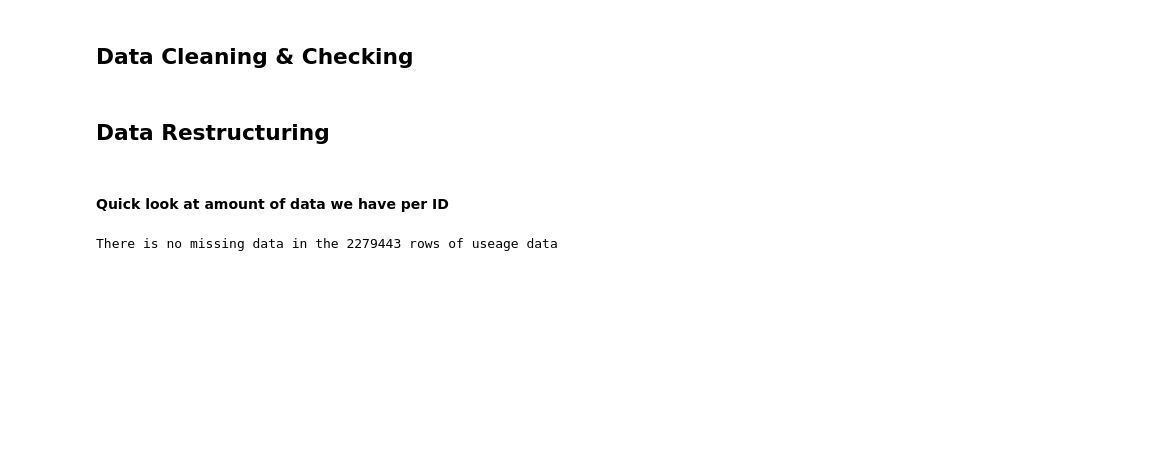
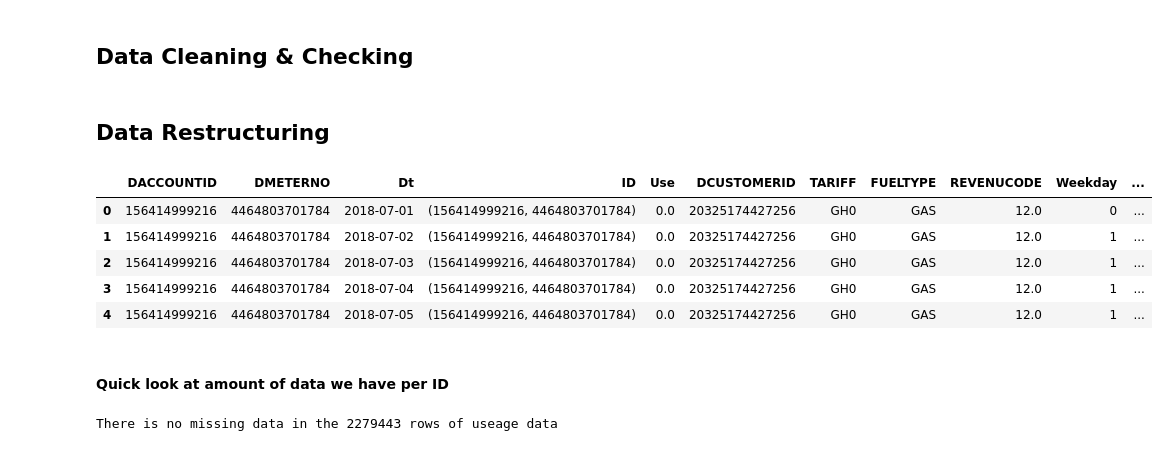
Before and after one commit to yz669/Capstone_2018Fall, a Jupyter notebook: Daily Data.ipynb, the cells around one changed output. Cells and saved outputs as stored; diff of their text form; code cells hidden in the pictures; blank space fills up the shorter version.

```diff
--- a/Daily Data.ipynb
+++ b/Daily Data.ipynb
@@ -7,8 +7,8 @@ import numpy as np
 import time
 # %%
 # define data location
-#location = '/Users/mithras/Documents/_SCHOOL/_Drexel/BUSN 710 - Capstone/Data/Forecasting Project/'
-location = '/Users/loki/Documents/Data/Forecasting Project/'
+location = '/Users/mithras/Documents/_SCHOOL/_Drexel/BUSN 710 - Capstone/Data/Forecasting Project/'
+#location = '/Users/loki/Documents/Data/Forecasting Project/'
 # %% [markdown]
 ## Data Cleaning & Checking
 # %%
@@ -134,18 +134,26 @@ use = use.merge(customer, how='inner', on=['ID','DACCOUNTID','DMETERNO'])
 #use.head()
 # %%
 # Add dummy variables for day-of-week
-use = use.join(pd.get_dummies(use['Dt'].dt.weekday_name))
+#use = use.join(pd.get_dummies(use['Dt'].dt.weekday_name))
+use['Weekday'] = pd.get_dummies(use['Dt'].dt.weekday < 5)[True]
 
 # Add dummy variables for holidays
 from pandas.tseries.holiday import USFederalHolidayCalendar
 cal = USFederalHolidayCalendar()
 dr = pd.date_range(start=min(use['Dt']), end=max(use['Dt']))
 holidays = cal.holidays(start=dr.min(), end=dr.max())
 
-use = use.join(pd.get_dummies(use['Dt'].isin(holidays)))
-use = use.rename(columns={True:'Holiday'})
-use = use.drop(columns=[False])
+use['Holiday'] = pd.get_dummies(use['Dt'].isin(holidays))[True]
+#use = use.rename(columns={True:'Holiday'})
+#use = use.drop(columns=[False])
 #use.head()
+# %% [output]
+|  | DACCOUNTID | DMETERNO | Dt | ID | Use | DCUSTOMERID | TARIFF | FUELTYPE | REVENUCODE | Weekday | ... |
+| 0 | 156414999216 | 4464803701784 | 2018-07-01 | (156414999216, 4464803701784) | 0.0 | 20325174427256 | GH0 | GAS | 12.0 | 0 | ... |
+| 1 | 156414999216 | 4464803701784 | 2018-07-02 | (156414999216, 4464803701784) | 0.0 | 20325174427256 | GH0 | GAS | 12.0 | 1 | ... |
+| 2 | 156414999216 | 4464803701784 | 2018-07-03 | (156414999216, 4464803701784) | 0.0 | 20325174427256 | GH0 | GAS | 12.0 | 1 | ... |
+| 3 | 156414999216 | 4464803701784 | 2018-07-04 | (156414999216, 4464803701784) | 0.0 | 20325174427256 | GH0 | GAS | 12.0 | 1 | ... |
+| 4 | 156414999216 | 4464803701784 | 2018-07-05 | (156414999216, 4464803701784) | 0.0 | 20325174427256 | GH0 | GAS | 12.0 | 1 | ... |
 # %%
 # sort by date & time
 use = use.sort_values(by=["Dt"])
```
Also changed, not shown: parts of 2 cells of this notebook, 1 other file.
